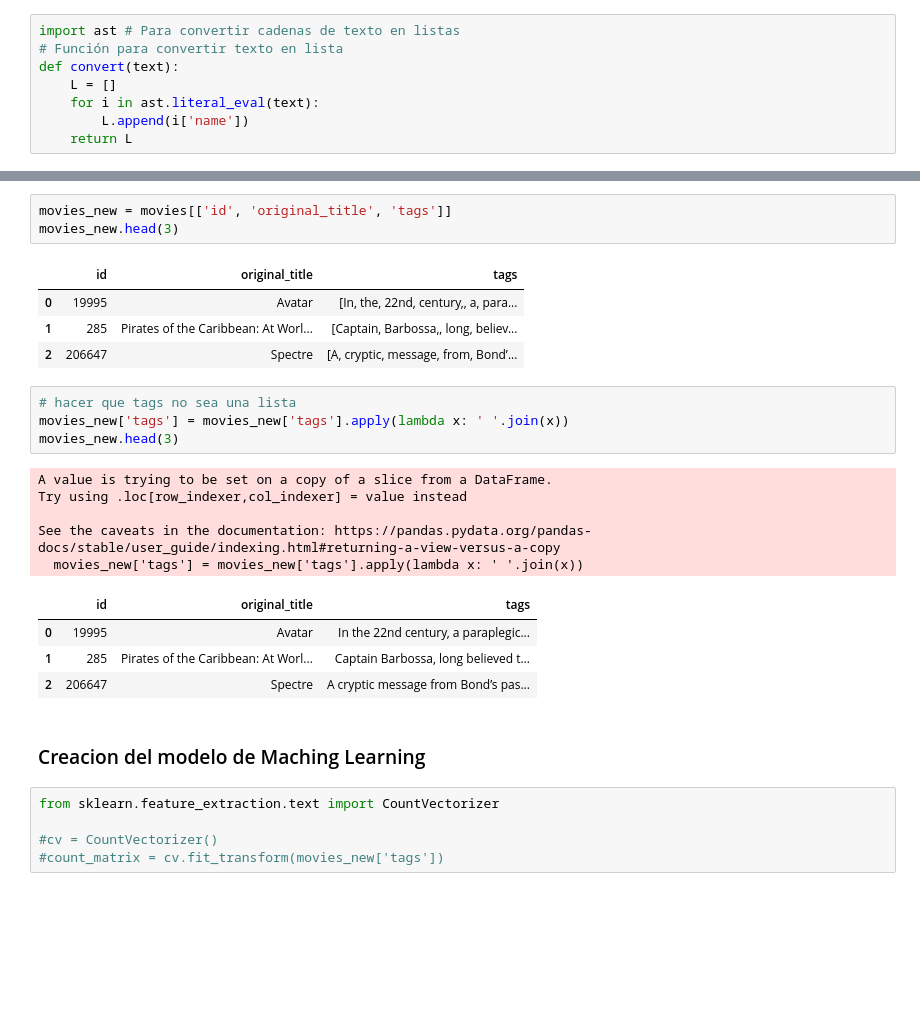
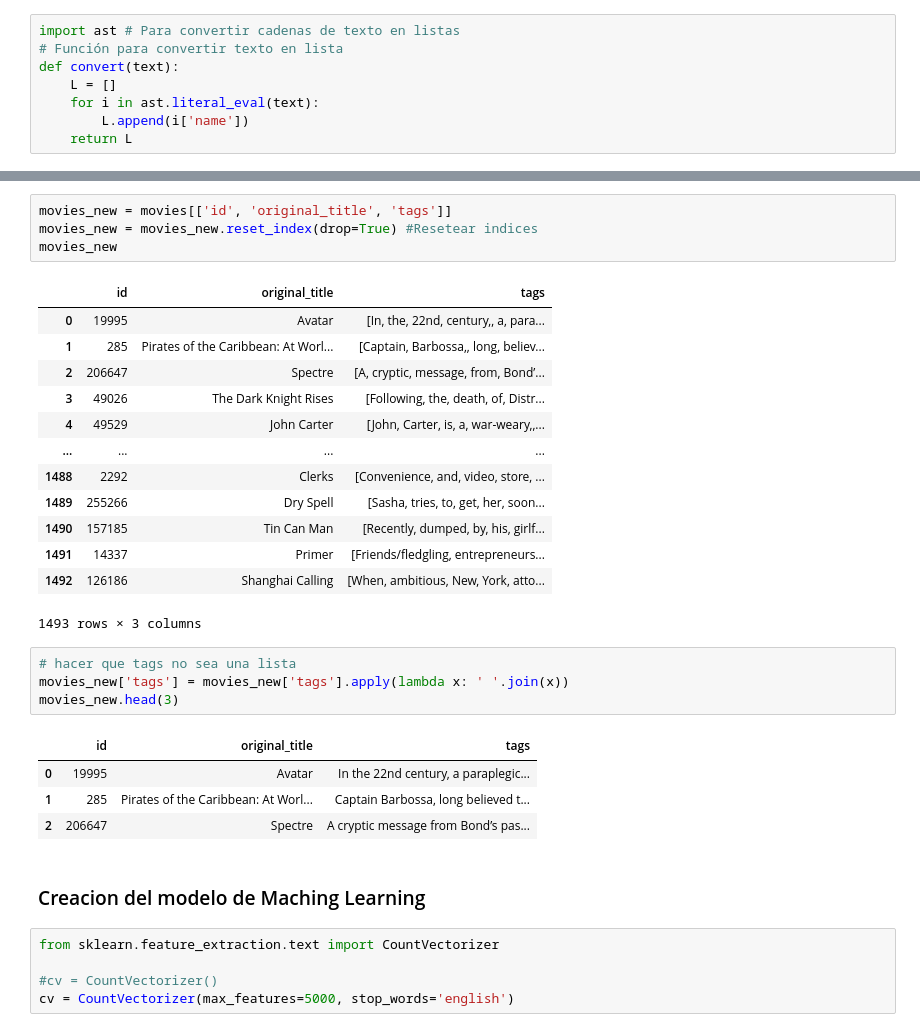
Before and after one commit to SebastianGomez5/movie-recommender-system, a Jupyter notebook: RecomenderMovie.ipynb, the cells around one changed output, grey strips where cells are left out. Cells and saved outputs as stored; diff of their text form; blank space fills up the shorter version.

```diff
--- a/RecomenderMovie.ipynb
+++ b/RecomenderMovie.ipynb
@@ -187,21 +298,26 @@ movies.head(3)
 # %%
 movies_new = movies[['id', 'original_title', 'tags']]
-movies_new.head(3)
+movies_new = movies_new.reset_index(drop=True) #Resetear indices
+movies_new
 # %% [output]
 |  | id | original_title | tags |
 | 0 | 19995 | Avatar | [In, the, 22nd, century,, a, para... |
 | 1 | 285 | Pirates of the Caribbean: At Worl... | [Captain, Barbossa,, long, believ... |
 | 2 | 206647 | Spectre | [A, cryptic, message, from, Bond’... |
+| 3 | 49026 | The Dark Knight Rises | [Following, the, death, of, Distr... |
+| 4 | 49529 | John Carter | [John, Carter, is, a, war-weary,,... |
+| ... | ... | ... | ... |
+| 1488 | 2292 | Clerks | [Convenience, and, video, store, ... |
+| 1489 | 255266 | Dry Spell | [Sasha, tries, to, get, her, soon... |
+| 1490 | 157185 | Tin Can Man | [Recently, dumped, by, his, girlf... |
+| 1491 | 14337 | Primer | [Friends/fledgling, entrepreneurs... |
+| 1492 | 126186 | Shanghai Calling | [When, ambitious, New, York, atto... |
+1493 rows × 3 columns
 # %%
 # hacer que tags no sea una lista
 movies_new['tags'] = movies_new['tags'].apply(lambda x: ' '.join(x))
 movies_new.head(3)
 # %% [output]
-A value is trying to be set on a copy of a slice from a DataFrame.
-Try using .loc[row_indexer,col_indexer] = value instead
-
-See the caveats in the documentation: https://pandas.pydata.org/pandas-docs/stable/user_guide/indexing.html#returning-a-view-versus-a-copy
-  movies_new['tags'] = movies_new['tags'].apply(lambda x: ' '.join(x))
 |  | id | original_title | tags |
 | 0 | 19995 | Avatar | In the 22nd century, a paraplegic... |
 | 1 | 285 | Pirates of the Caribbean: At Worl... | Captain Barbossa, long believed t... |
@@ -212,4 +328,4 @@ See the caveats in the documentation: https://pandas.pydata.org/pandas-docs/stab
 from sklearn.feature_extraction.text import CountVectorizer
 
 #cv = CountVectorizer()
-#count_matrix = cv.fit_transform(movies_new['tags'])
+cv = CountVectorizer(max_features=5000, stop_words='english')
```
Also changed, not shown: parts of 19 cells of this notebook.
